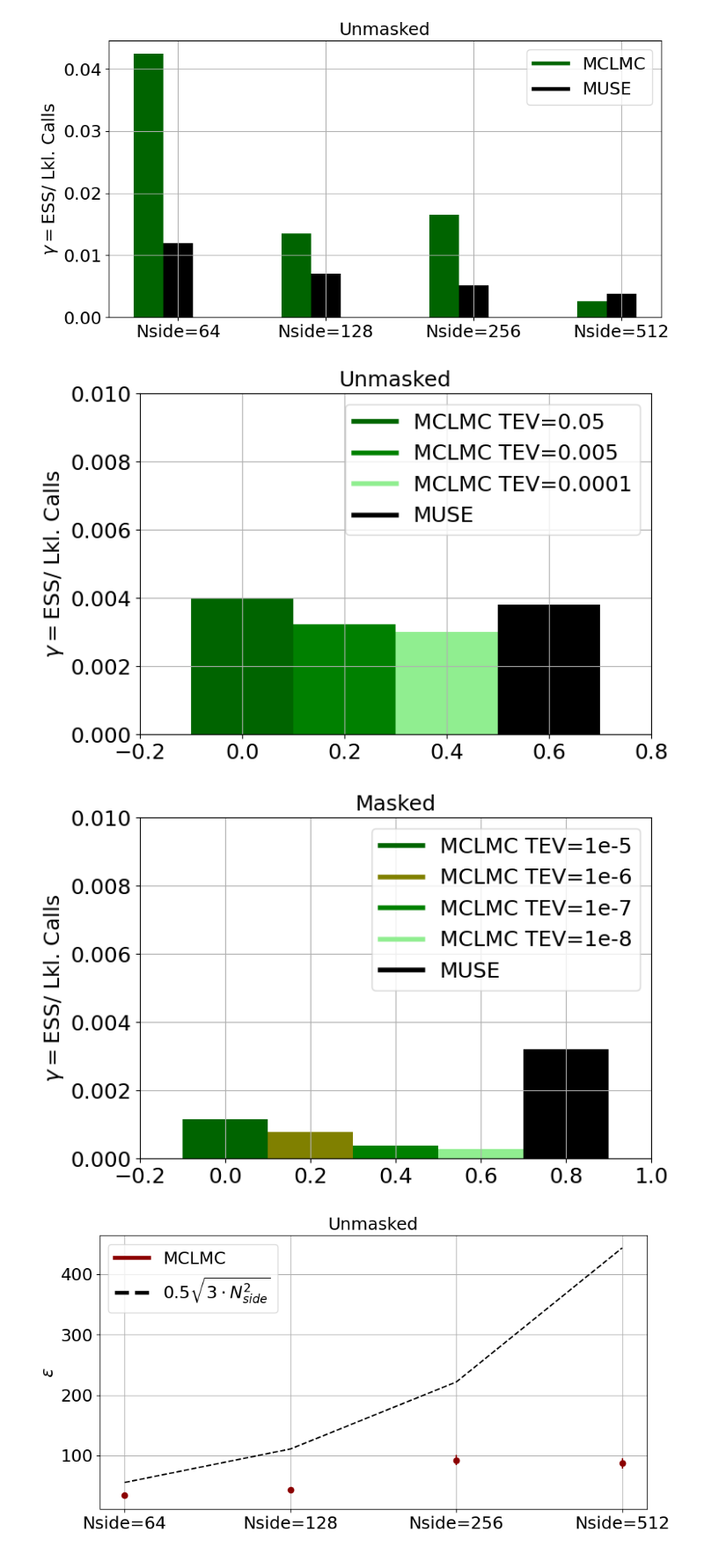
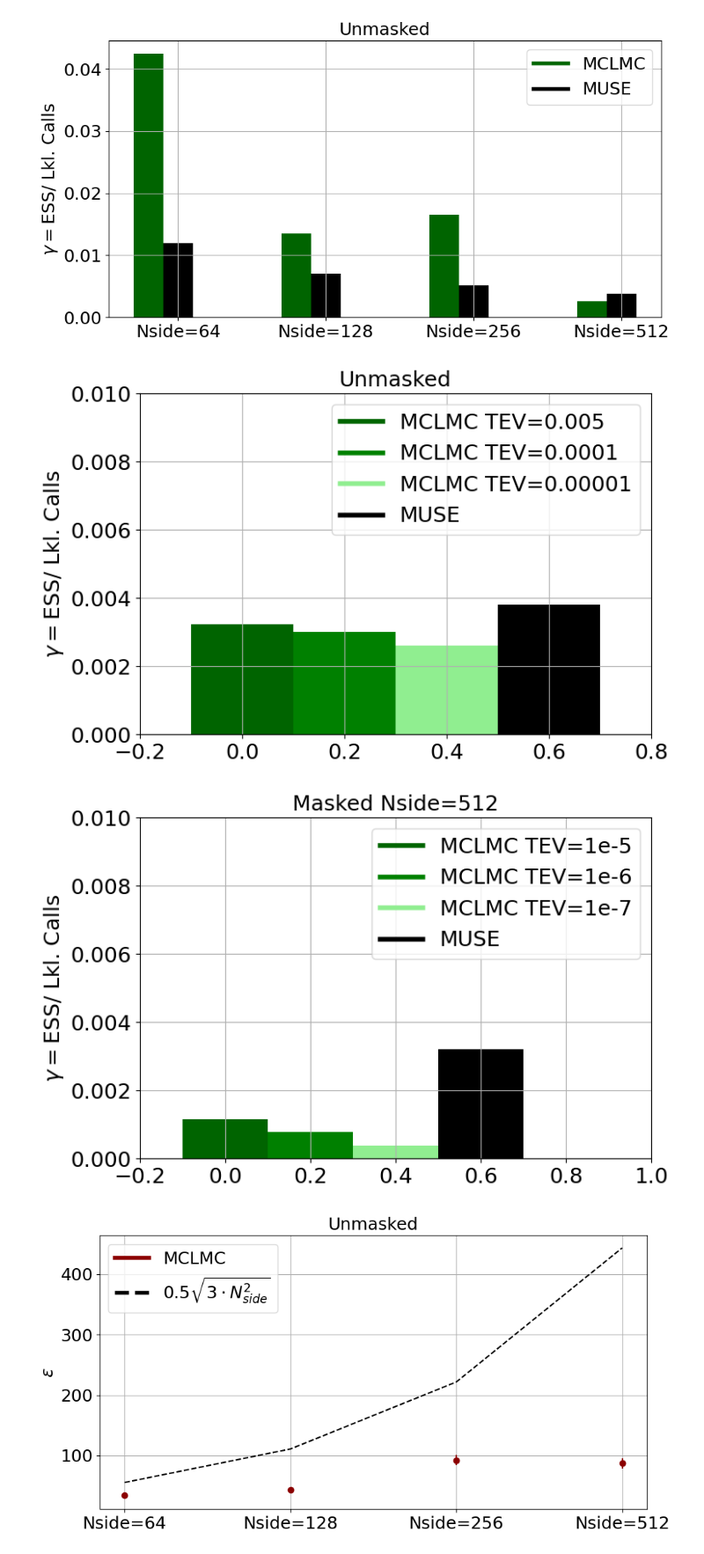
Before and after one commit to JaimeRZP/CMBLensingInferenceTestProblem, a Jupyter notebook: plotting/plotting_noHMC.ipynb, the cells around one changed output. Shown at 88% size. Drawn from its saved outputs; the diff is of its cells as text; code cells hidden in the pictures.

Commit message:
plotting

```diff
--- a/plotting/plotting_noHMC.ipynb
+++ b/plotting/plotting_noHMC.ipynb
@@ -229,43 +229,41 @@ custom_lines = [Line2D([0], [0], color='darkgreen', lw=4),
                 Line2D([0], [0], color='black', lw=4)]
 plt.xlim([-0.2, 0.8])
 plt.ylim([0.0, 0.01])
-plt.legend(custom_lines, ['MCLMC TEV=0.05', 'MCLMC TEV=0.005', 'MCLMC TEV=0.0001', 'MUSE'])
+plt.legend(custom_lines, ['MCLMC TEV=0.005', 'MCLMC TEV=0.0001', 'MCLMC TEV=0.00001', 'MUSE'])
 #plt.savefig("/mnt/c/Users/jaime/Desktop/mchmc_lensing/ESS_comp.pdf", bbox_inches='tight')
 plt.show()
 # %% [output]
-[figure, old version]
+[figure, new version]
 # %%
 ESS_512_comp = np.array([
     np.min(MCHMC_ESS_masked_512_TEV_one5["ESS_per_lkl"]),
     np.min(MCHMC_ESS_masked_512_TEV_one6["ESS_per_lkl"]),
     np.min(MCHMC_ESS_masked_512_TEV_one7["ESS_per_lkl"]),
-    np.min(MCHMC_ESS_masked_512_TEV_one8["ESS_per_lkl"]),
     0.0032])
 # %%
-colors  =  ['darkgreen', 'olive', 'green', 'lightgreen', 'black']
-X = np.arange(5)/5
+colors  =  ['darkgreen', 'green', 'lightgreen', 'black']
+X = np.arange(4)/5
 fig = plt.figure(figsize=(6,4))
 ax = fig.add_axes([0,0,1,1])
 
 ax.bar(X, ESS_512_comp,  color = colors, width = 0.2)
 
 
 plt.ylabel(r"$\gamma=$ESS/ Lkl. Calls")
 plt.grid()
-plt.title("Masked")
+plt.title("Masked Nside=512")
 
 custom_lines = [Line2D([0], [0], color='darkgreen', lw=4),
-                Line2D([0], [0], color='olive', lw=4),
                 Line2D([0], [0], color='green', lw=4),
                 Line2D([0], [0], color='lightgreen', lw=4),
                 Line2D([0], [0], color='black', lw=4)]
 plt.xlim([-0.2, 1.0])
 plt.ylim([0.0, 0.01])
-plt.legend(custom_lines, ['MCLMC TEV=1e-5', 'MCLMC TEV=1e-6', 'MCLMC TEV=1e-7', 'MCLMC TEV=1e-8', 'MUSE'])
+plt.legend(custom_lines, ['MCLMC TEV=1e-5', 'MCLMC TEV=1e-6', 'MCLMC TEV=1e-7', 'MUSE'])
 #plt.savefig("/mnt/c/Users/jaime/Desktop/mchmc_lensing/ESS_comp.pdf", bbox_inches='tight')
 plt.show()
 # %% [output]
-[figure, old version]
+[figure, new version]
 # %%
 eps_64_m, eps_64_s = np.mean(MCHMC_hyperparams_64["eps"]), np.std(MCHMC_hyperparams_64["eps"])
 eps_128_m, eps_128_s = np.mean(MCHMC_hyperparams_128["eps"]), np.std(MCHMC_hyperparams_128["eps"])
```
Also changed, not shown: parts of 10 cells of this notebook.
